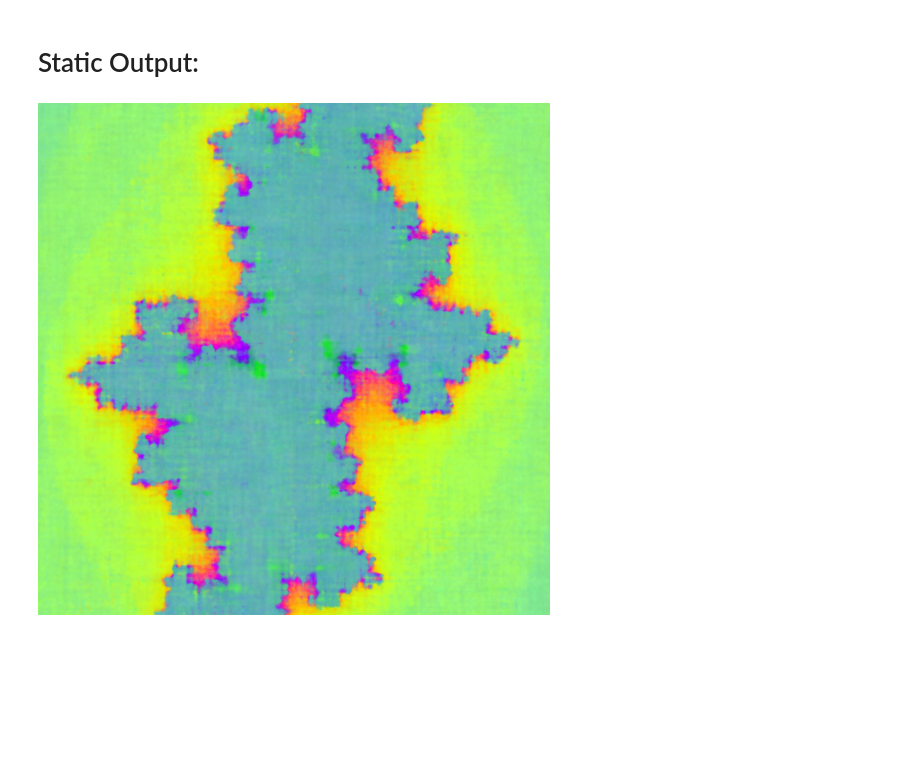
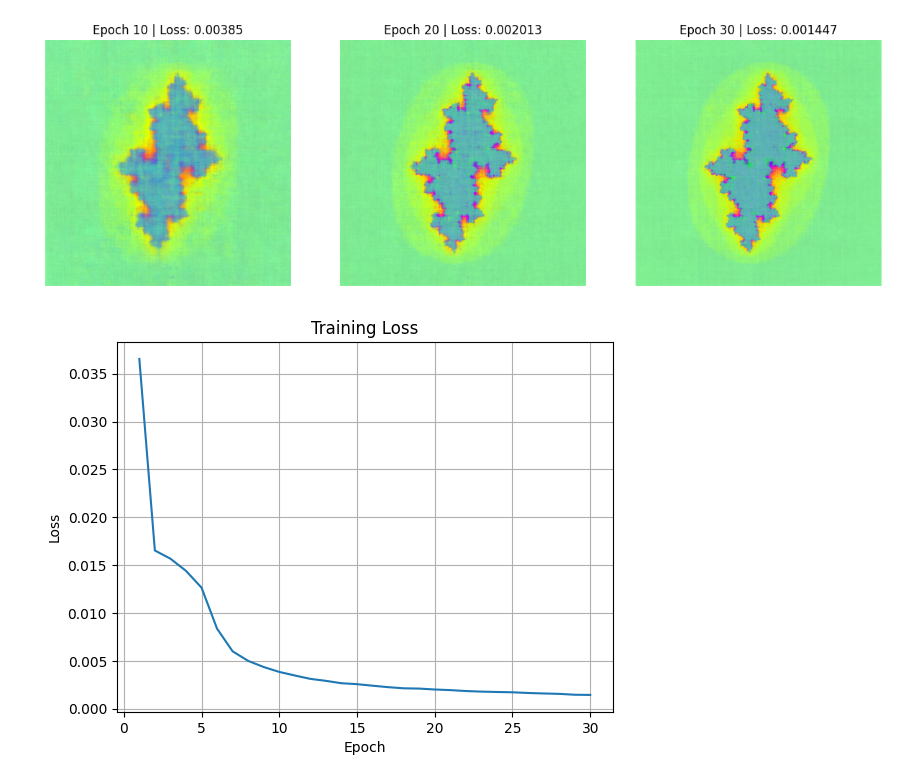
Before and after one commit to eard3n1/neural_fractal, a Jupyter notebook: notebooks/exploration.ipynb, the cells around one changed output. Saved outputs shown, nothing was run; the diff lists cells and outputs as text; code cells hidden in the pictures; blank space fills up the shorter version.

Commit message:
Replaced detailed final image analysis with a broader timelapse analysis by logging training data

```diff
--- a/notebooks/exploration.ipynb
+++ b/notebooks/exploration.ipynb
@@ -68,6 +6,34 @@ interact(
-# %% [markdown]
-# Static Output:
-# %%
-render_fractal(model)
-# %% [output]
-[figure, removed]
+# %%
+with open("../configs/default.yaml") as y:
+    config = yaml.safe_load(y)
+
+log_path = config["paths"]["log"]
+
+with open(f"../{log_path}log.csv") as c:
+    reader = csv.DictReader(c)
+    data = {}
+    for row in reader:
+        for key, value in row.items():
+            if key not in data:
+                data[key] = []
+            data[key].append(float(value))
+
+images = [f"../{log_path}epoch_{i}.png" for i in range(10, int(data["epoch"][-1]) + 1, 10)]
+# %%
+fig, ax = plt.subplots(1, len(images), figsize=(len(images) * 5, 5))
+
+for i, img in enumerate(images):
+    img = Image.open(img)
+    ax[i].imshow(img)
+    ax[i].axis("off")
+    ax[i].set_title(f"Epoch {10 * (i + 1)} | Loss: {data['loss'][10 * (i + 1) - 1]}")
+# %% [output]
+[figure, added]
+# %%
+plt.plot(data["epoch"], data["loss"])
+plt.xlabel("Epoch")
+plt.ylabel("Loss")
+plt.title("Training Loss")
+plt.grid()
+# %% [output]
+[figure, added]
```
Also changed, not shown: parts of 5 cells of this notebook, 6 other files.
